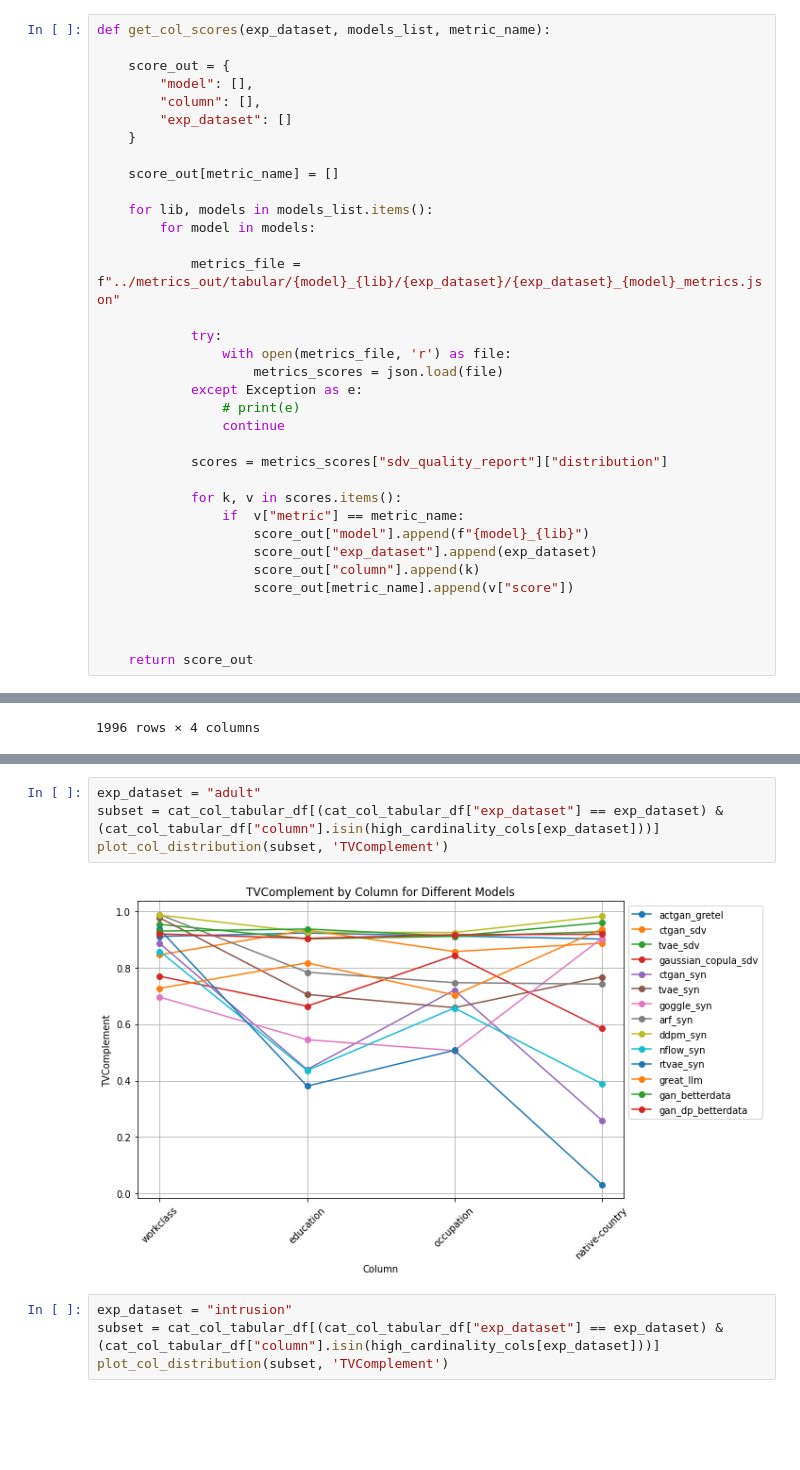
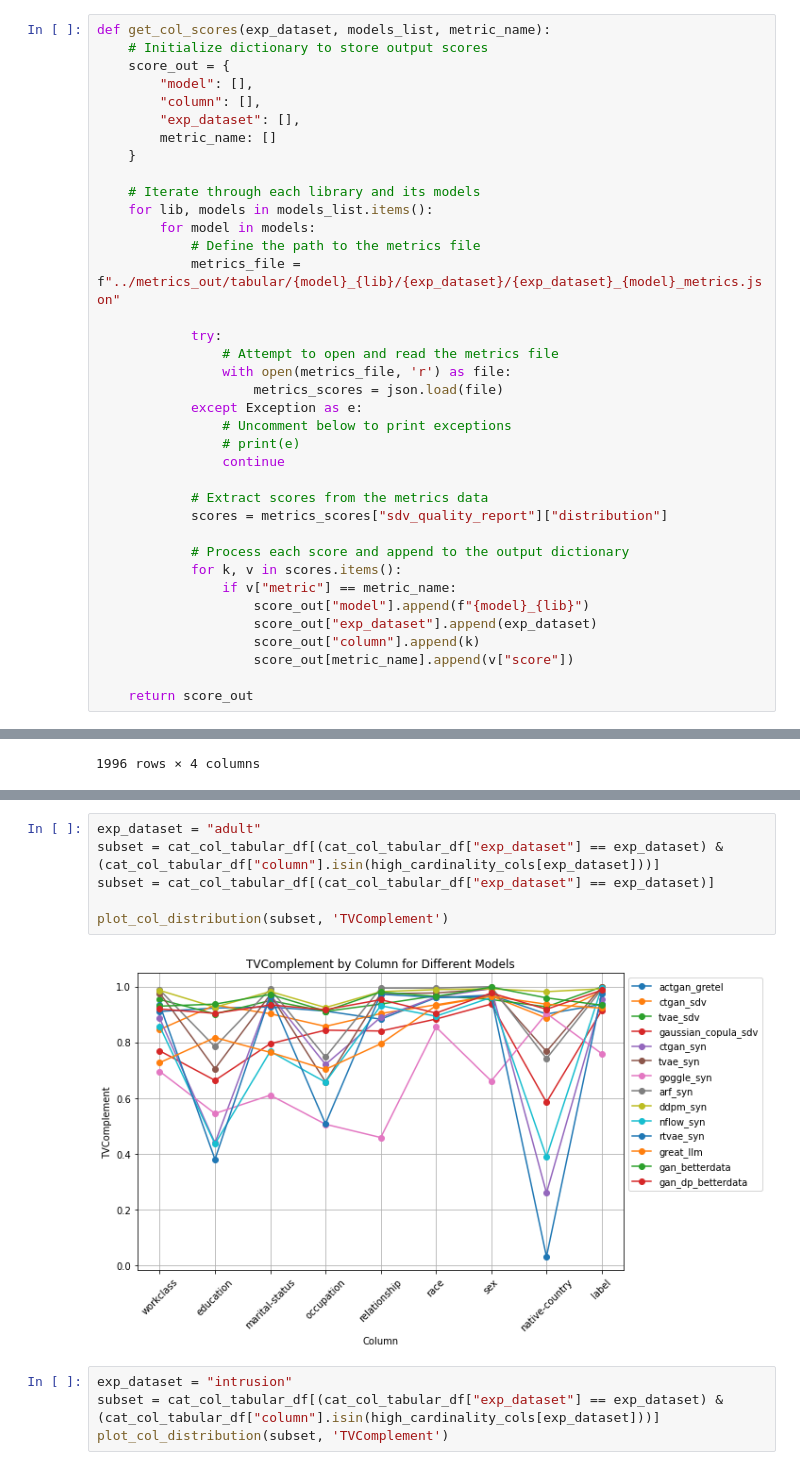
Before and after one commit to dsaidgovsg/benchmarking-synthetic-data-generators, a Jupyter notebook: notebooks/final_columns_analysis.ipynb, the cells around one changed output, grey strips where cells are left out. Cells and saved outputs as stored; diff of their text form; blank space fills up the shorter version.

```diff
--- a/notebooks/final_columns_analysis.ipynb
+++ b/notebooks/final_columns_analysis.ipynb
@@ -18,35 +18,37 @@ ALL_TABULAR_MODELS = {
 # %%
 def get_col_scores(exp_dataset, models_list, metric_name):
-
+    # Initialize dictionary to store output scores
     score_out = {
         "model": [],
         "column": [],
-        "exp_dataset": []
+        "exp_dataset": [],
+        metric_name: []
     }
 
-    score_out[metric_name] = []
-
+    # Iterate through each library and its models
     for lib, models in models_list.items():
         for model in models:
-
+            # Define the path to the metrics file
             metrics_file = f"../metrics_out/tabular/{model}_{lib}/{exp_dataset}/{exp_dataset}_{model}_metrics.json"
 
             try:
+                # Attempt to open and read the metrics file
                 with open(metrics_file, 'r') as file:
                     metrics_scores = json.load(file)
             except Exception as e:
+                # Uncomment below to print exceptions
                 # print(e)
                 continue
 
+            # Extract scores from the metrics data
             scores = metrics_scores["sdv_quality_report"]["distribution"]
 
+            # Process each score and append to the output dictionary
             for k, v in scores.items():
-                if  v["metric"] == metric_name:
+                if v["metric"] == metric_name:
                     score_out["model"].append(f"{model}_{lib}")
                     score_out["exp_dataset"].append(exp_dataset)
                     score_out["column"].append(k)
                     score_out[metric_name].append(v["score"])
 
-
-
     return score_out
@@ -104,9 +116,11 @@ high_cardinality_cols = {
 # %%
 exp_dataset = "adult"
 subset = cat_col_tabular_df[(cat_col_tabular_df["exp_dataset"] == exp_dataset) & (cat_col_tabular_df["column"].isin(high_cardinality_cols[exp_dataset]))]
+subset = cat_col_tabular_df[(cat_col_tabular_df["exp_dataset"] == exp_dataset)]
+
 plot_col_distribution(subset, 'TVComplement')
 # %% [output]
-[figure, old version]
+[figure, new version]
 # %%
 exp_dataset = "intrusion"
 subset = cat_col_tabular_df[(cat_col_tabular_df["exp_dataset"] == exp_dataset) & (cat_col_tabular_df["column"].isin(high_cardinality_cols[exp_dataset]))]
```
Also changed, not shown: parts of 20 cells of this notebook, 6 other files.
